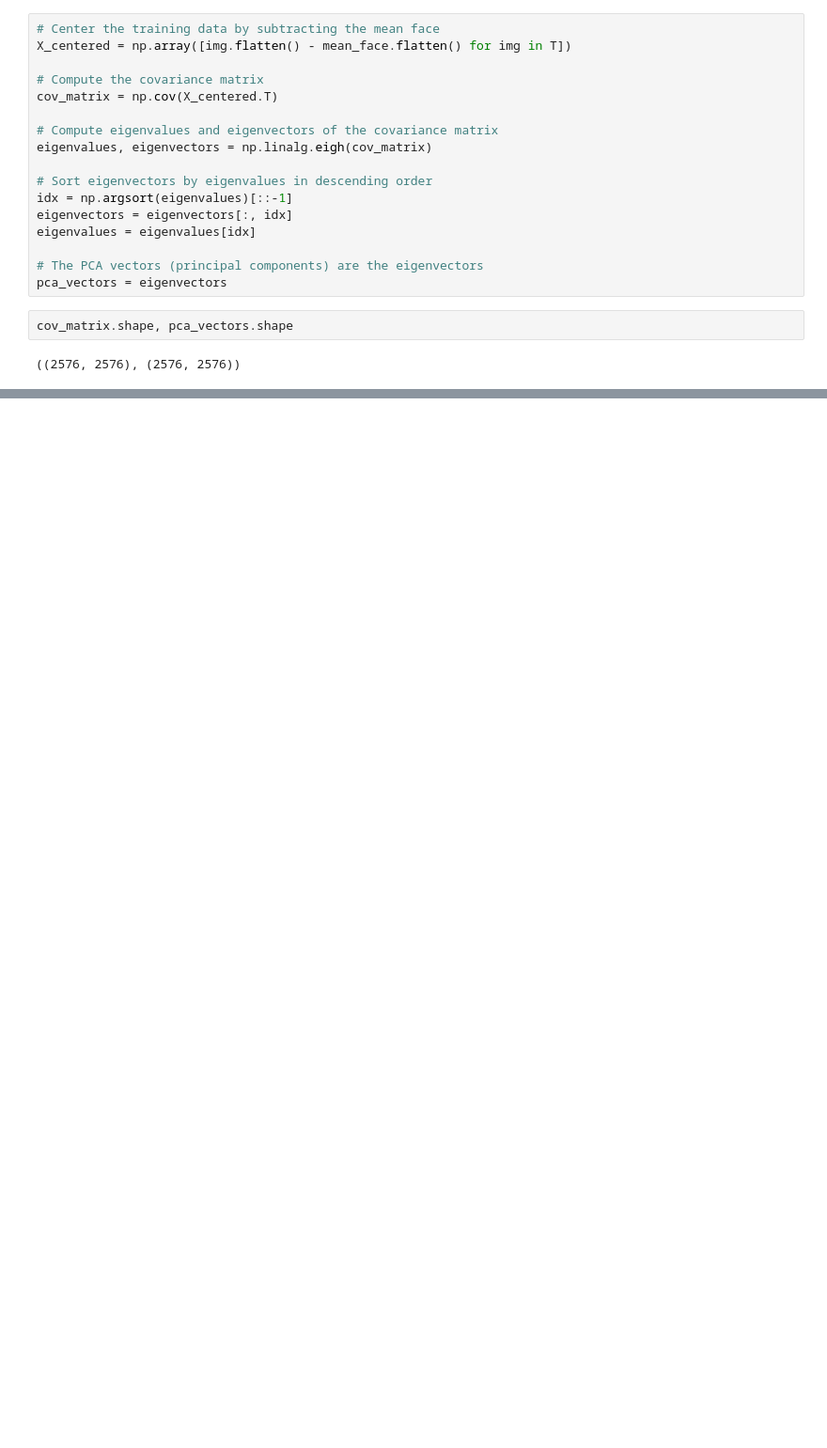
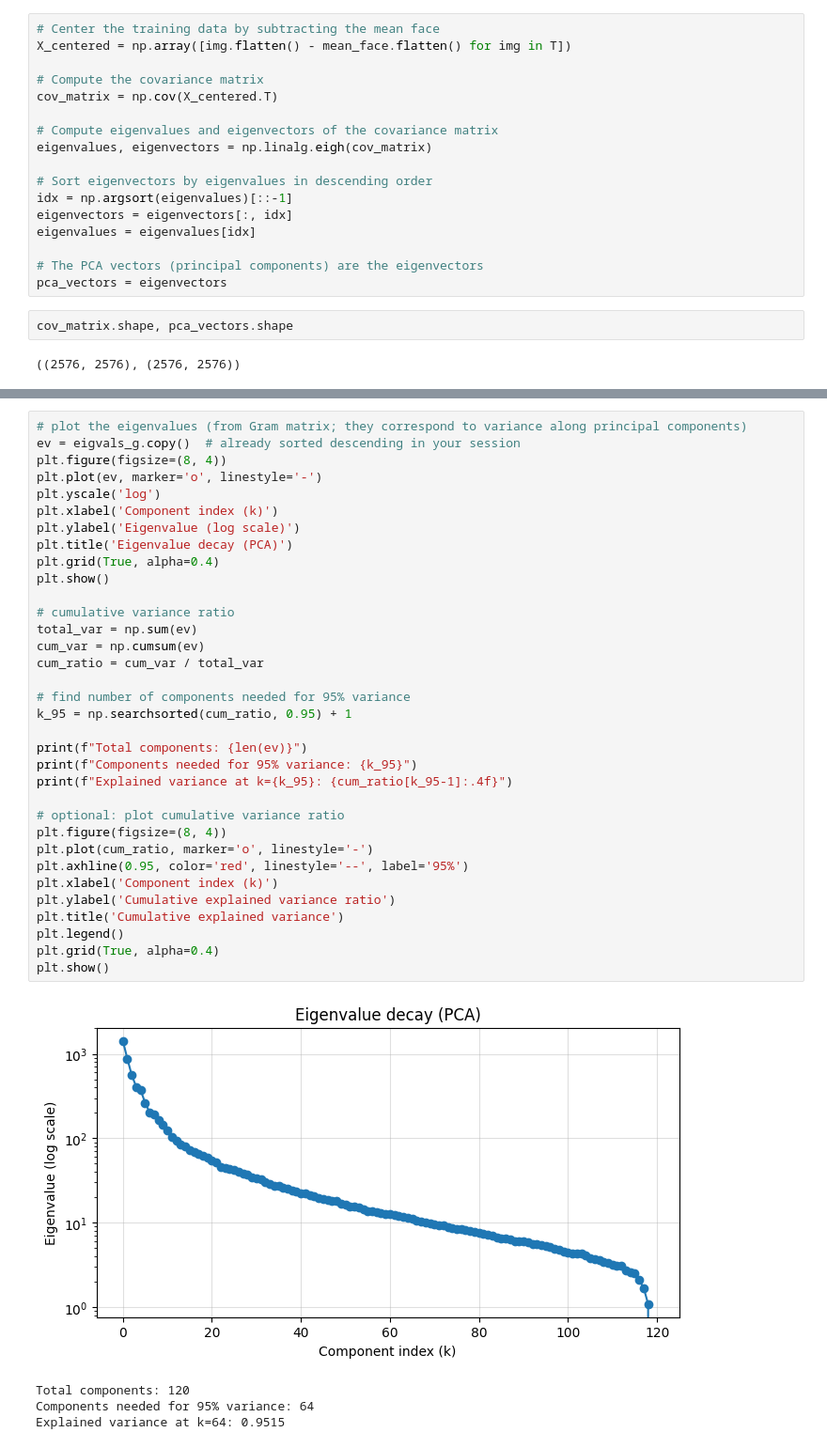
Before and after one commit to PavarisAsawa/PatternRecognition-Dimensionality_Reduction, a Jupyter notebook: Chapter2.ipynb, the cells around one changed output, grey strips where cells are left out. Shown at 94% size. Drawn from its saved outputs; the diff is of its cells as text; blank space fills up the shorter version.

```diff
--- a/Chapter2.ipynb
+++ b/Chapter2.ipynb
@@ -297,0 +443,39 @@ print("Rank of the covariance matrix:", rank_cov)
+# %%
+# plot the eigenvalues (from Gram matrix; they correspond to variance along principal components)
+ev = eigvals_g.copy()  # already sorted descending in your session
+plt.figure(figsize=(8, 4))
+plt.plot(ev, marker='o', linestyle='-')
+plt.yscale('log')
+plt.xlabel('Component index (k)')
+plt.ylabel('Eigenvalue (log scale)')
+plt.title('Eigenvalue decay (PCA)')
+plt.grid(True, alpha=0.4)
+plt.show()
+
+# cumulative variance ratio
+total_var = np.sum(ev)
+cum_var = np.cumsum(ev)
+cum_ratio = cum_var / total_var
+
+# find number of components needed for 95% variance
+k_95 = np.searchsorted(cum_ratio, 0.95) + 1
+
+print(f"Total components: {len(ev)}")
+print(f"Components needed for 95% variance: {k_95}")
+print(f"Explained variance at k={k_95}: {cum_ratio[k_95-1]:.4f}")
+
+# optional: plot cumulative variance ratio
+plt.figure(figsize=(8, 4))
+plt.plot(cum_ratio, marker='o', linestyle='-')
+plt.axhline(0.95, color='red', linestyle='--', label='95%')
+plt.xlabel('Component index (k)')
+plt.ylabel('Cumulative explained variance ratio')
+plt.title('Cumulative explained variance')
+plt.legend()
+plt.grid(True, alpha=0.4)
+plt.show()
+# %% [output]
+[figure, added]
+Total components: 120
+Components needed for 95% variance: 64
+Explained variance at k=64: 0.9515
```
Also changed, not shown: parts of 13 cells of this notebook, 1 other file.
